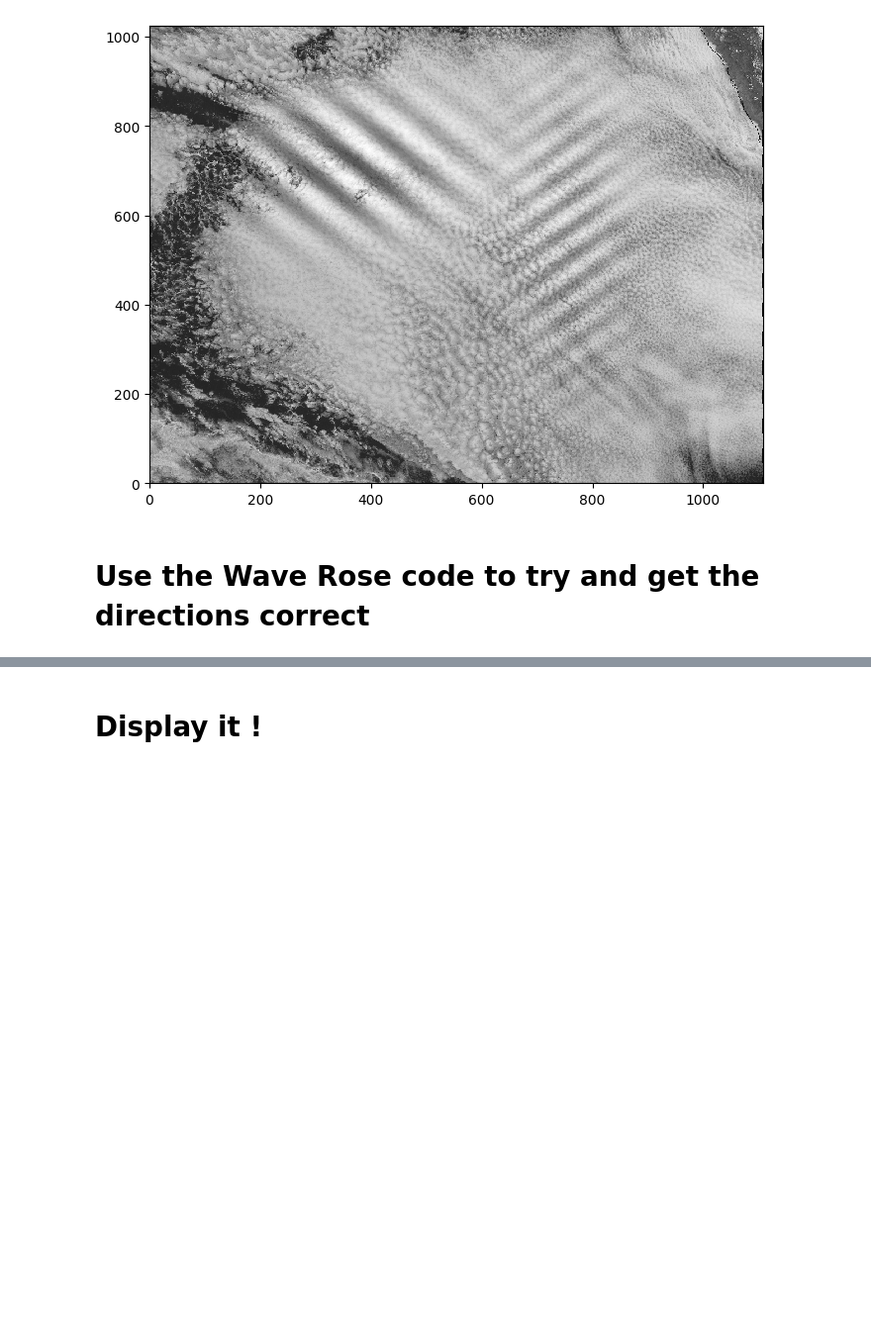
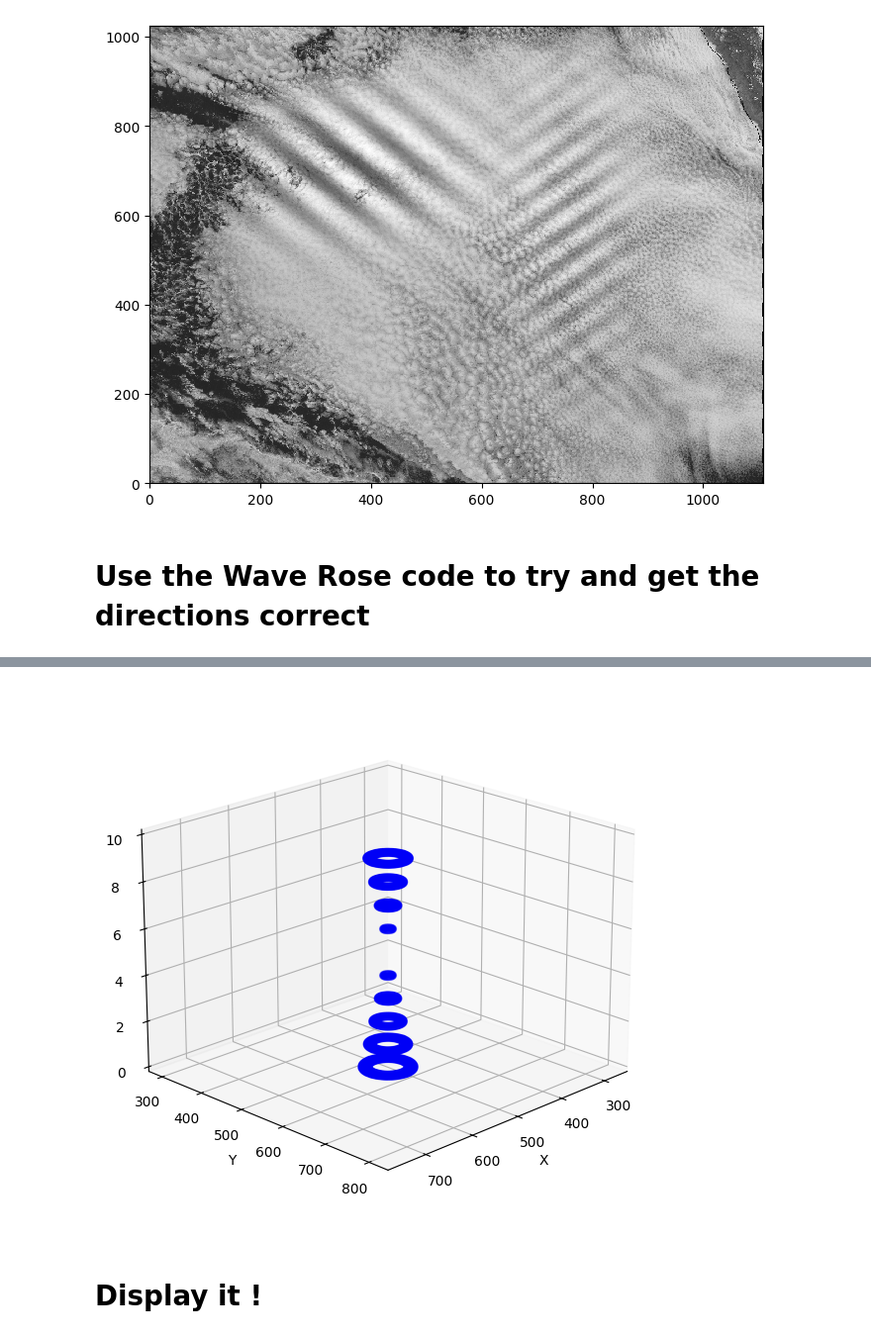
Before and after one commit to shenronUber/Stratocu-Waves-Jr, a Jupyter notebook: Synwave_warpmod_noadvection.ipynb, the cells around one changed output, grey strips where cells are left out. Shown at 99% size. Cells and saved outputs as stored; diff of their text form; code cells hidden in the pictures; blank space fills up the shorter version.

```diff
--- a/Synwave_warpmod_noadvection.ipynb
+++ b/Synwave_warpmod_noadvection.ipynb
@@ -213,3 +225,7 @@ visualize_results_SFilt(frames,frame, all_directions, all_amplitudes, wavenumber
+# %%
+Visualize_Filter_3D(frames,kl_inf = 0.00666666666, kl_sup = 0.06666666666, c_inf = 12, c_sup = 17)
+# %% [output]
+[figure, added]
 # %% [markdown]
 # Display it !
 # %%
```
Also changed, not shown: parts of 5 cells of this notebook, 1 other file.
